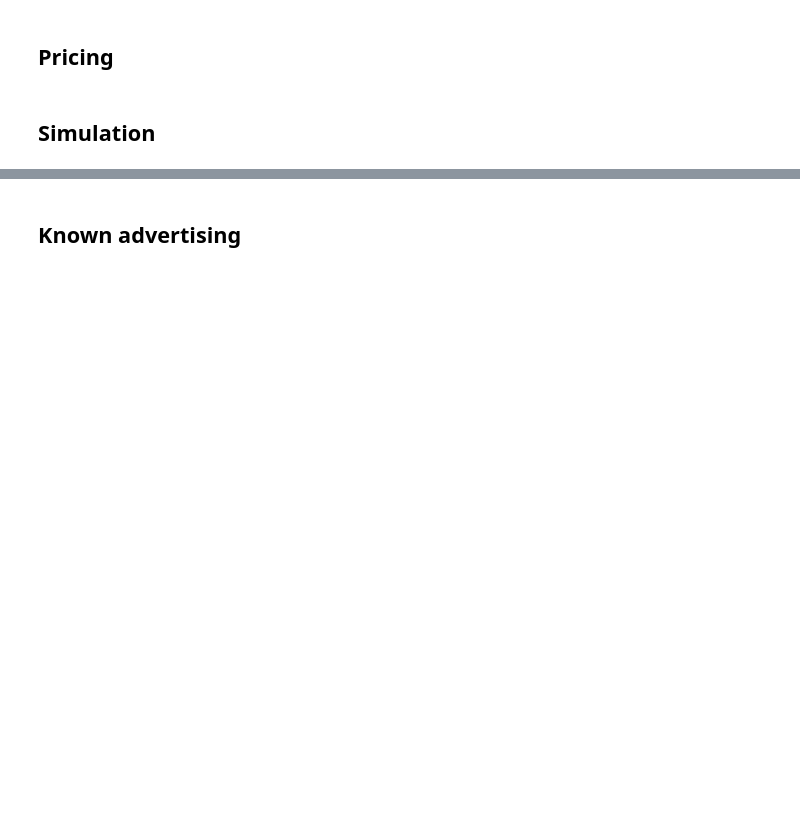
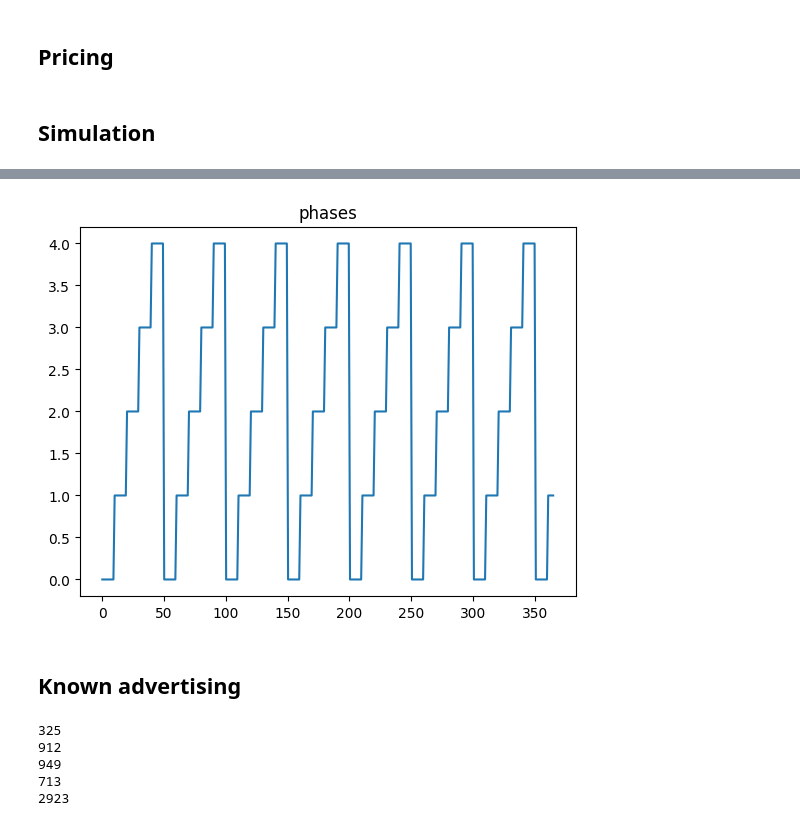
Before and after one commit to ebjaime/OLA-project, a Jupyter notebook: Step6/Manuel/part_6.ipynb, the cells around one changed output, grey strips where cells are left out. Drawn from its saved outputs; the diff is of its cells as text; code cells hidden in the pictures; blank space fills up the shorter version.

```diff
--- a/Step6/Manuel/part_6.ipynb
+++ b/Step6/Manuel/part_6.ipynb
@@ -141,3 +140,23 @@ idx: 65  bid: 0.6565656565656566  clicks-costs: 13.794848078095768
+# %%
+# Non stationarity: cyclic frequent changes
+phase = []
+change_rate = 10
+ind = -1
+for i in range(365):
+  if not i%change_rate:
+    ind = ind+1
+    a = ind%5
+  phase.append(a)
+
+t = np.linspace(0,365,365)
+plt.plot(t,phase)
+plt.title("phases")
+
+opt=np.array([])
+for i in phase:
+  opt = np.append(opt,opt_rate[i]*prices[np.argmax(p[i,:]*prices)]*clicks(bids[opt_bid_ind]) - costs(bids[opt_bid_ind]))
+# %% [output]
+[figure, added]
 # %% [markdown]
 ## Known advertising
 # %%
@@ -194 +204,10 @@ for e in tqdm(range(0,n_experiments)):  # cycle on experiments
+# %%
+for i in range(len(prices)):
+  print(len(exp3_learner.rewards_per_arm[i]))
+# %% [output]
+325
+912
+949
+713
+2923
 # %%
```
Also changed, not shown: parts of 10 cells of this notebook.
